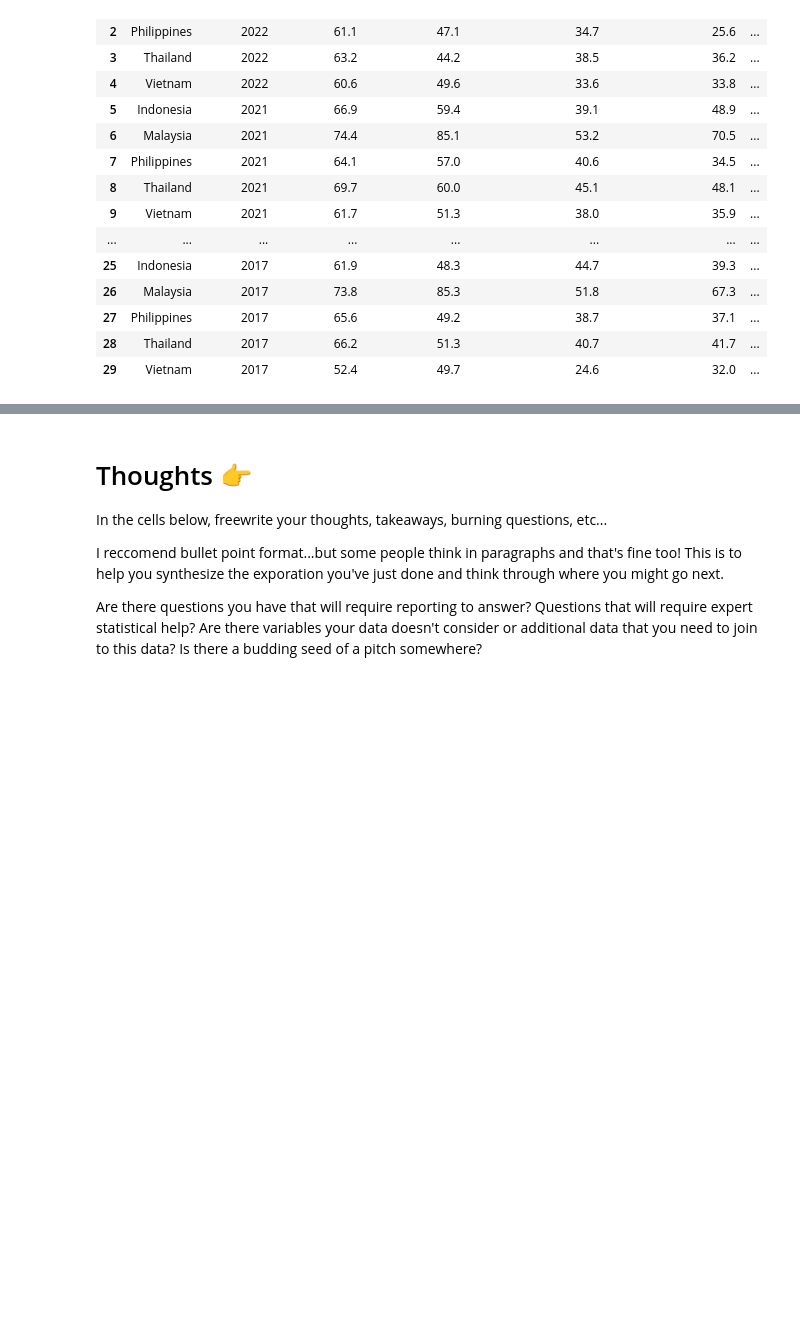
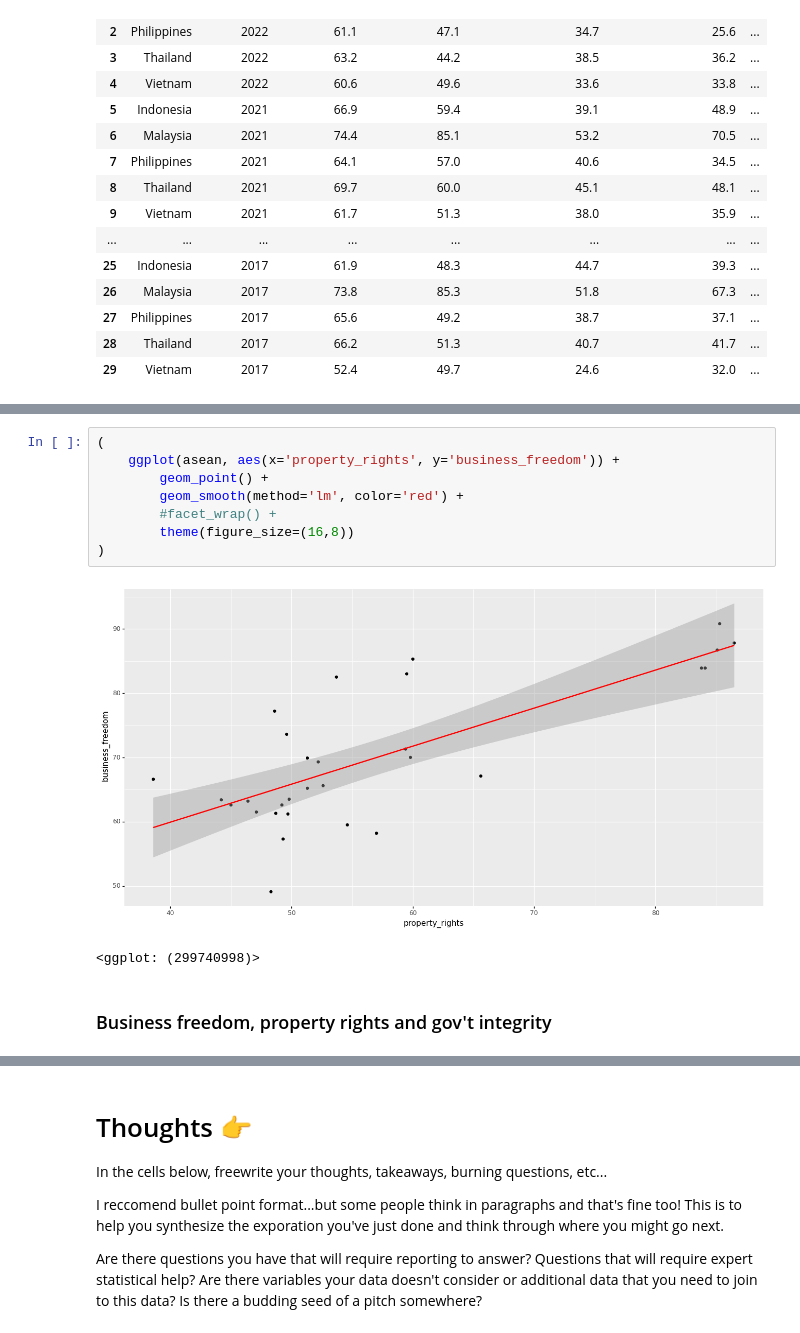
Before and after one commit to pmagtulis/practice-notebooks, a Jupyter notebook: regressions-eda.ipynb, the cells around one changed output, grey strips where cells are left out. Drawn from its saved outputs; the diff is of its cells as text; blank space fills up the shorter version.

```diff
--- a/regressions-eda.ipynb
+++ b/regressions-eda.ipynb
@@ -489,0 +466,13 @@ Notes:
+# %%
+(
+    ggplot(asean, aes(x='property_rights', y='business_freedom')) +
+        geom_point() +
+        geom_smooth(method='lm', color='red') +
+        #facet_wrap() +
+        theme(figure_size=(16,8))
+)
+# %% [output]
+[figure, added]
+<ggplot: (299740998)>
+# %% [markdown]
+### Business freedom, property rights and gov't integrity
```
Also changed, not shown: parts of 39 cells of this notebook.
